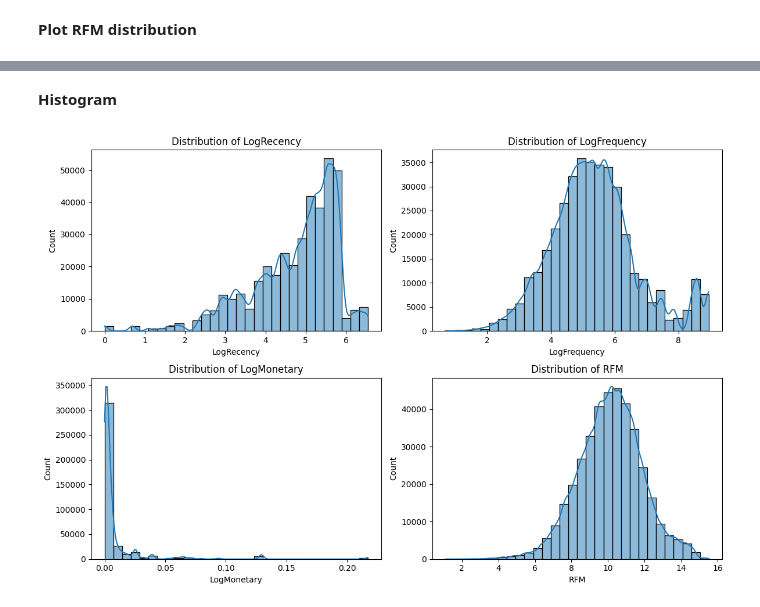
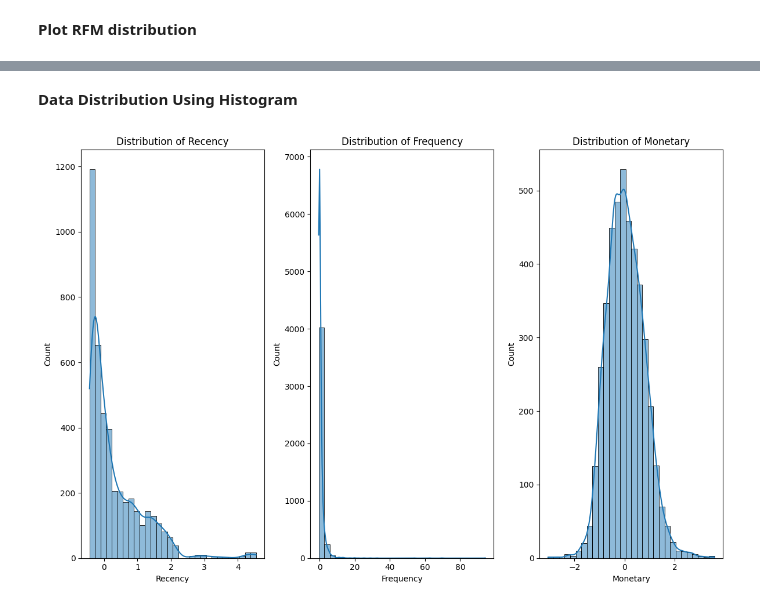
Before and after one commit to jagadeesh-usd/online-retail-customer-segmentation, a Jupyter notebook: notebooks/03_rfm_analysis_kmeans.ipynb, the cells around one changed output, grey strips where cells are left out. Saved outputs shown, nothing was run; the diff lists cells and outputs as text; code cells hidden in the pictures.

```diff
--- a/notebooks/03_rfm_analysis_kmeans.ipynb
+++ b/notebooks/03_rfm_analysis_kmeans.ipynb
@@ -7,5 +14,5 @@ from sklearn.preprocessing import MinMaxScaler
 # %%
-file_path = "../resources/data/output/online_retail_final.csv"
+file_path = "../resources/data/output/online_retail_kmeans.csv"
 df = pd.read_csv(file_path)
 # %%
 df.head()
@@ -104,0 +143,6 @@ rfm_df = calculate_rfm(std_df)
+# %%
+# Calculate the RFM metrics for the dataset 'df'
+rfm_df = calculate_rfm(df)
+
+# Display the calculated RFM DataFrame
+rfm_df.head()
@@ -105,3 +156,6 @@ rfm_df = calculate_rfm(std_df)
+# %%
+# Standardize data
+rfm_df = standardize_data(rfm_df, method='ROBUST')
 # %% [markdown]
 **Plot RFM distribution**
 # %%
@@ -128,15 +182,18 @@ rfm_df.drop(columns=['CustomerID', 'InvoiceNo', 'InvoiceDate', 'StockCode','Year
 # %% [markdown]
-**Histogram**
+**Data Distribution Using Histogram**
 # %%
-columns = ['LogRecency', 'LogFrequency', 'LogMonetary', 'RFM']
+columns = ['XformRecency', 'XformFrequency', 'XformMonetary']
 plt.figure(figsize=(12, 8))
 
 for i, col in enumerate(columns):
-    plt.subplot(2, 2, i+1)
+    plt.subplot(1, 3, i + 1)
     sns.histplot(rfm_df[col], bins=30, kde=True)
-    plt.title(f'Distribution of {col}')
+
+    col_name = col.split('Xform')[1]
+    plt.xlabel(col_name)
+    plt.title(f"Distribution of {col_name}")
 
 plt.tight_layout()
 plt.show()
 # %% [output]
-[figure, old version]
+[figure, new version]
```
Also changed, not shown: parts of 24 cells of this notebook, 13 other files.
